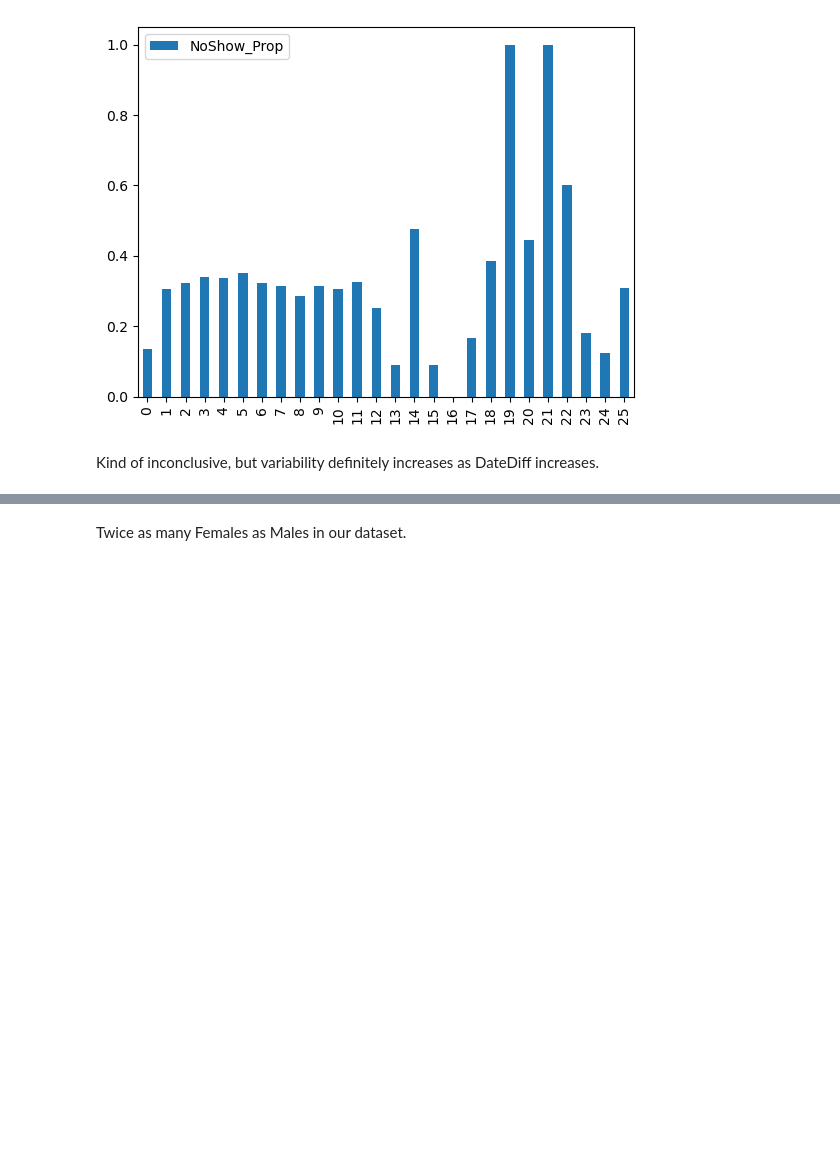
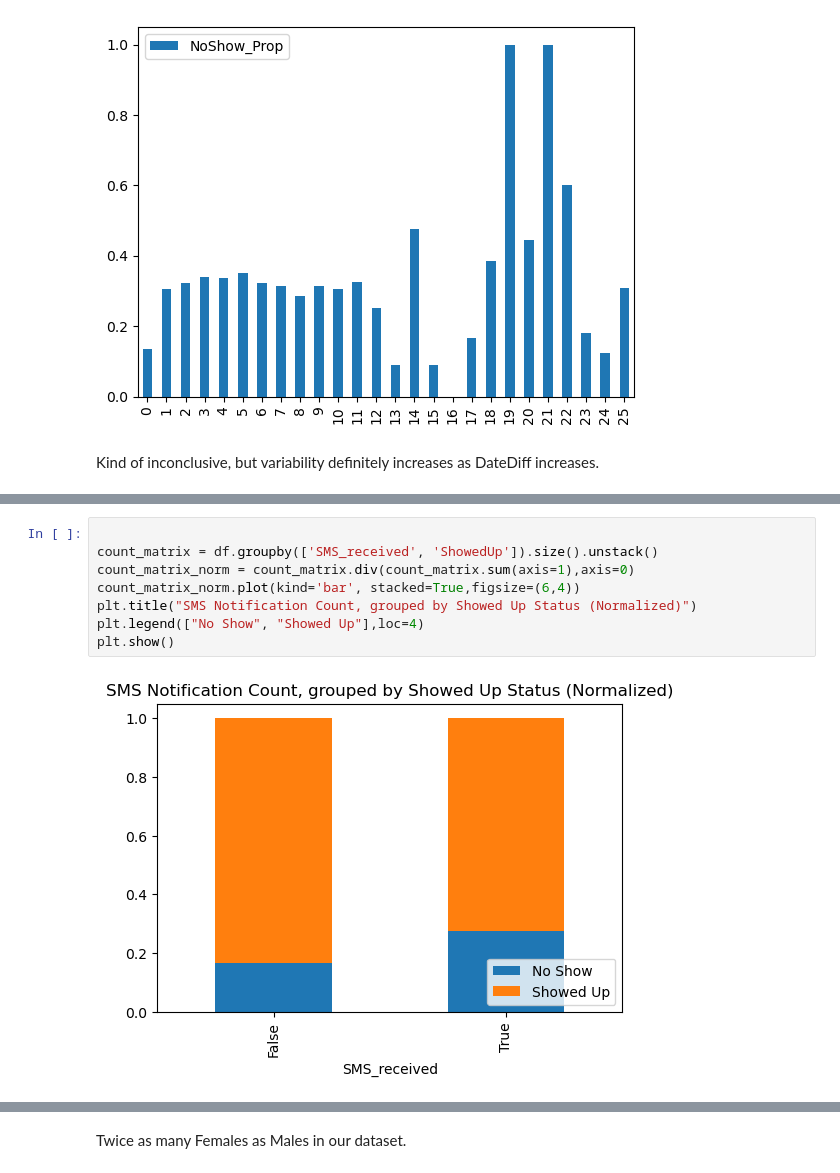
Before and after one commit to dwang0120/Hospital-No-Shows, a Jupyter notebook: project.ipynb, the cells around one changed output, grey strips where cells are left out. Cells and saved outputs as stored; diff of their text form; blank space fills up the shorter version.

```diff
--- a/project.ipynb
+++ b/project.ipynb
@@ -320,3 +336,13 @@ Kind of inconclusive, but variability definitely increases as DateDiff increases
+# %%
+
+count_matrix = df.groupby(['SMS_received', 'ShowedUp']).size().unstack()
+count_matrix_norm = count_matrix.div(count_matrix.sum(axis=1),axis=0)
+count_matrix_norm.plot(kind='bar', stacked=True,figsize=(6,4))
+plt.title("SMS Notification Count, grouped by Showed Up Status (Normalized)")
+plt.legend(["No Show", "Showed Up"],loc=4)
+plt.show()
+# %% [output]
+[figure, added]
 # %%
 fig, ax = plt.subplots(figsize=(6,4))
 p = df.groupby(['Gender', 'ShowedUp']).size().unstack().plot.bar(stacked=True, ax=ax)
```
Also changed, not shown: parts of 7 cells of this notebook, 2 other files.
